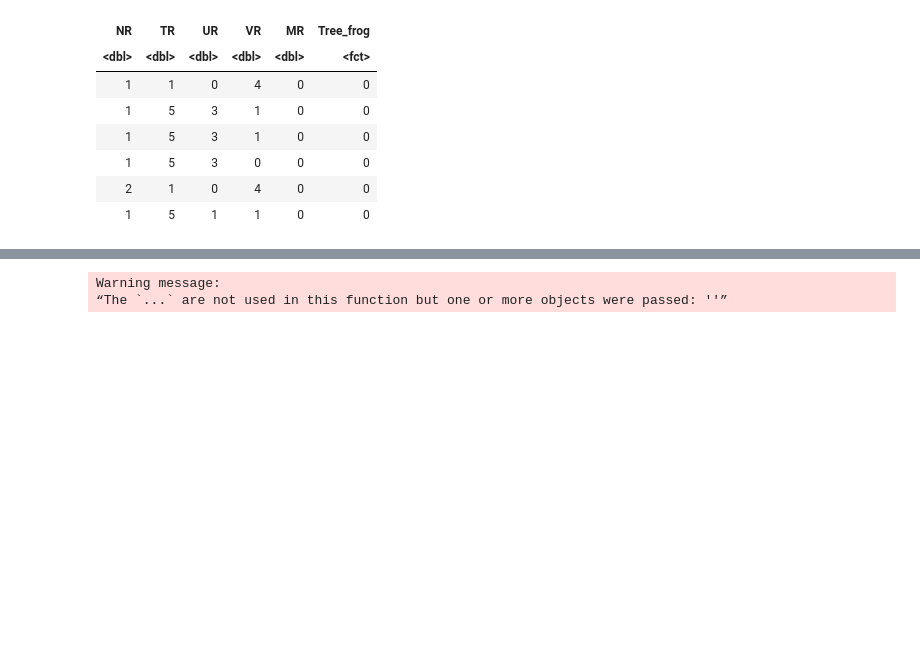
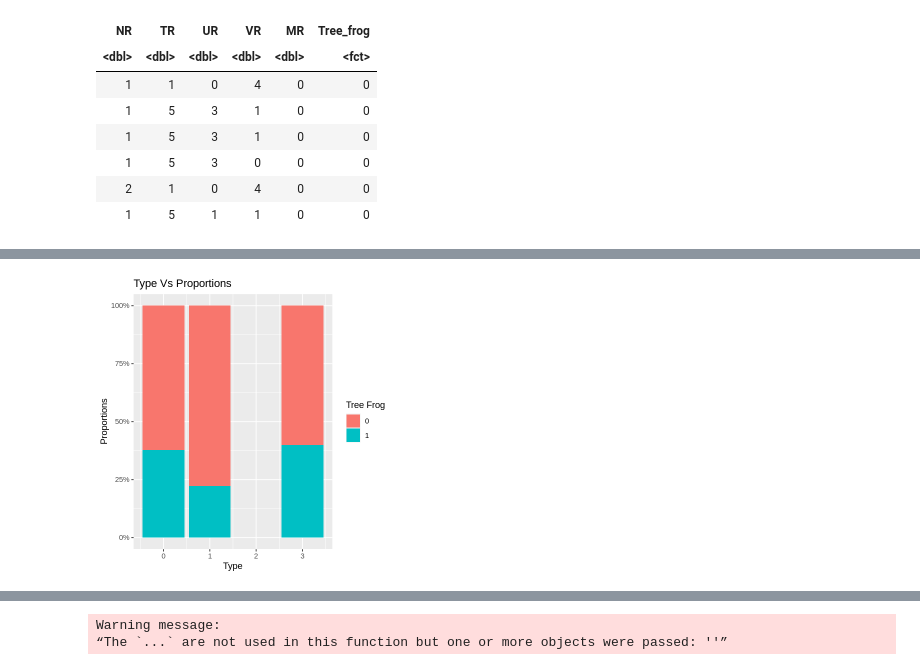
Before and after one commit to dvorster/dsci-100-group35-project, a Jupyter notebook: term-project.ipynb, the cells around one changed output, grey strips where cells are left out. Cells and saved outputs as stored; diff of their text form; code cells hidden in the pictures; blank space fills up the shorter version.

```diff
--- a/term-project.ipynb
+++ b/term-project.ipynb
@@ -133,0 +210,4 @@ A tibble: 6 × 6
+# %%
+UR_plot
+# %% [output]
+[figure, added]
```
Also changed, not shown: parts of 6 cells of this notebook.
